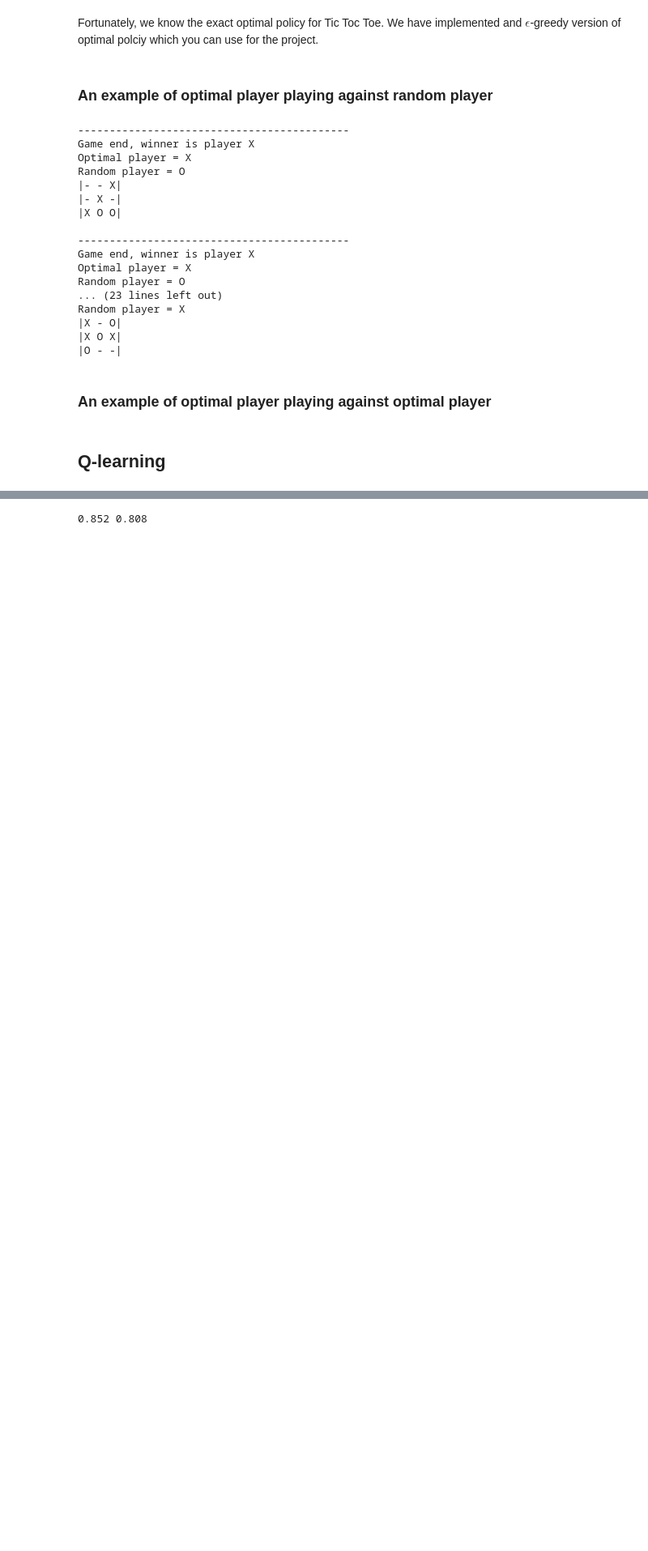
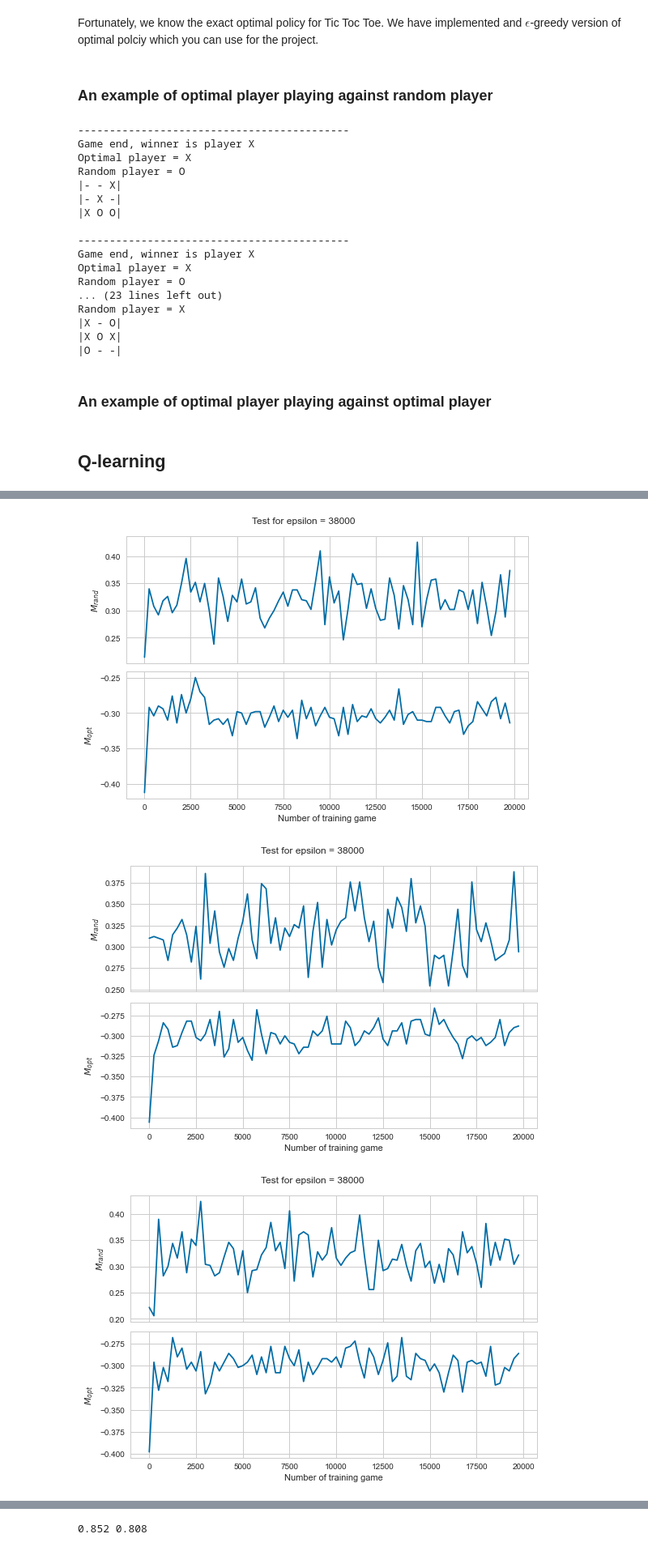
Before and after one commit to Gianniii/CS-456-Artificial-Neural-Network-Miniproject, a Jupyter notebook: tic_tac_toe.ipynb, the cells around one changed output, grey strips where cells are left out. Shown at 81% size. Drawn from its saved outputs; the diff is of its cells as text; code cells hidden in the pictures; blank space fills up the shorter version.

```diff
--- a/tic_tac_toe.ipynb
+++ b/tic_tac_toe.ipynb
@@ -311,0 +365,27 @@ plt.show()
+# %%
+env = TictactoeEnv()
+for eps in np.linspace(0, 1, 10, endpoint=False).astype(int):
+    Q, episode_lengths, episode_rewards, Mrands, Mopts = q_learning(env, 20000, player_epsilon=eps,
+                                    evaluate_M_values=True, decreasing_eps=True, n_star=8000)
+    avg_idx = np.arange(20000 // 250)
+    avg_rewards = [np.mean(episode_rewards[250 * i: 250 * (i + 1)]) for i in avg_idx]
+    avg_x = [i * 250 for i in avg_idx]
+    x = [i * 250 for i in range(len(Mrands))]
+
+    plt.style.use('seaborn-whitegrid')
+    fig, ax = plt.subplots(nrows=2, sharex=True)
+    with plt.style.context('seaborn-whitegrid'):
+        plt.suptitle(f"Test for epsilon = {n}")
+        ax[0].plot(x, Mrands)
+        ax[1].plot(x, Mopts)
+
+        ax[1].set_xlabel('Number of training game')
+        ax[0].set_ylabel(r'$M_{rand}$')
+        ax[1].set_ylabel(r'$M_{opt}$')
+        plt.tight_layout()
+        plt.savefig(f"./Mopt_Mrand_{eps}.png")
+        plt.show()
+# %% [output]
+[figure, added]
+[figure, added]
+[figure, added]
```
Also changed, not shown: parts of 14 cells of this notebook.
